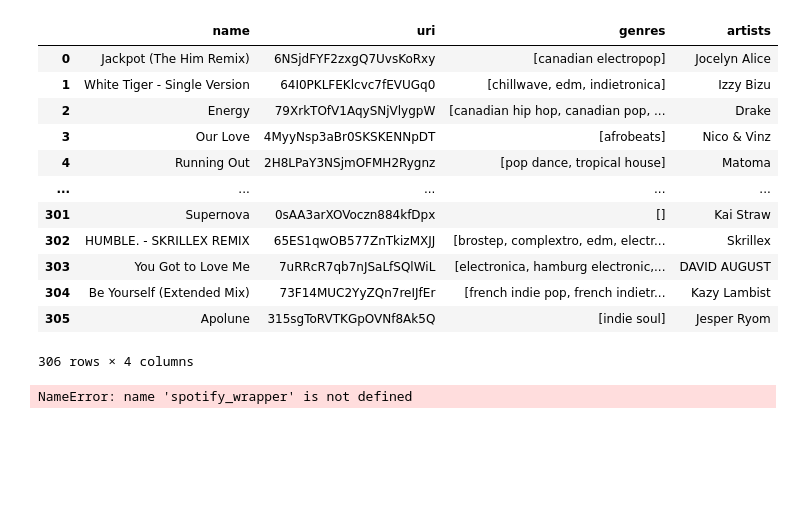
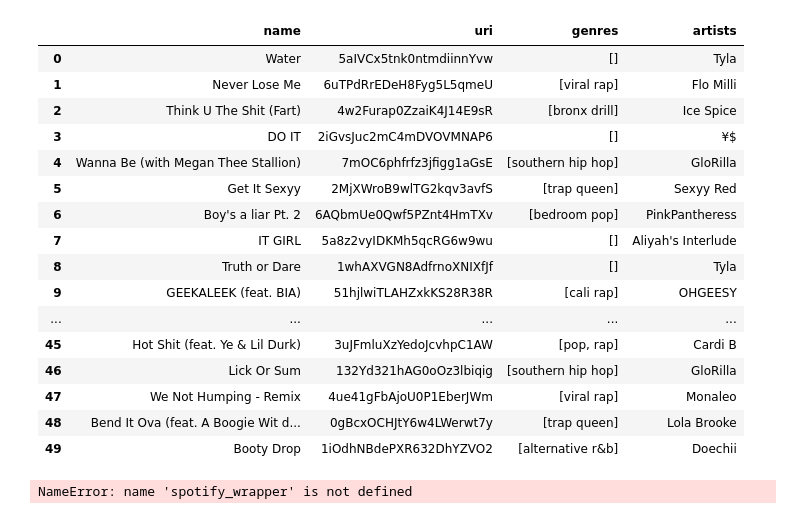
Before and after one commit to chriskontsis/AiTunes, a Jupyter notebook: Reccomender/SongRec.ipynb, the cells around one changed output. Cells and saved outputs as stored; diff of their text form; code cells hidden in the pictures; blank space fills up the shorter version.

```diff
--- a/Reccomender/SongRec.ipynb
+++ b/Reccomender/SongRec.ipynb
@@ -16,21 +30,25 @@ user_playlist_df
 # %%
 #0Vjhah37el0Aq5yoRaujBz
-energetic_df = spotify_wrapper.getSongsFromPlaylist('0Vjhah37el0Aq5yoRaujBz', 'Jeffry Harrison')
+energetic_df = spotify_wrapper.getSongsFromPlaylist('37i9dQZF1DX0HRj9P7NxeE', 'spotify')
 energetic_df
 # %% [output]
 |  | name | uri | genres | artists |
-| 0 | Jackpot (The Him Remix) | 6NSjdFYF2zxgQ7UvsKoRxy | [canadian electropop] | Jocelyn Alice |
-| 1 | White Tiger - Single Version | 64I0PKLFEKlcvc7fEVUGq0 | [chillwave, edm, indietronica] | Izzy Bizu |
-| 2 | Energy | 79XrkTOfV1AqySNjVlygpW | [canadian hip hop, canadian pop, ... | Drake |
-| 3 | Our Love | 4MyyNsp3aBr0SKSKENNpDT | [afrobeats] | Nico & Vinz |
-| 4 | Running Out | 2H8LPaY3NSjmOFMH2Rygnz | [pop dance, tropical house] | Matoma |
+| 0 | Water | 5aIVCx5tnk0ntmdiinnYvw | [] | Tyla |
+| 1 | Never Lose Me | 6uTPdRrEDeH8Fyg5L5qmeU | [viral rap] | Flo Milli |
+| 2 | Think U The Shit (Fart) | 4w2Furap0ZzaiK4J14E9sR | [bronx drill] | Ice Spice |
+| 3 | DO IT | 2iGvsJuc2mC4mDVOVMNAP6 | [] | ¥$ |
+| 4 | Wanna Be (with Megan Thee Stallion) | 7mOC6phfrfz3jfigg1aGsE | [southern hip hop] | GloRilla |
+| 5 | Get It Sexyy | 2MjXWroB9wlTG2kqv3avfS | [trap queen] | Sexyy Red |
+| 6 | Boy's a liar Pt. 2 | 6AQbmUe0Qwf5PZnt4HmTXv | [bedroom pop] | PinkPantheress |
+| 7 | IT GIRL | 5a8z2vyIDKMh5qcRG6w9wu | [] | Aliyah's Interlude |
+| 8 | Truth or Dare | 1whAXVGN8AdfrnoXNIXfJf | [] | Tyla |
+| 9 | GEEKALEEK (feat. BIA) | 51hjlwiTLAHZxkKS28R38R | [cali rap] | OHGEESY |
 | ... | ... | ... | ... | ... |
-| 301 | Supernova | 0sAA3arXOVoczn884kfDpx | [] | Kai Straw |
-| 302 | HUMBLE. - SKRILLEX REMIX | 65ES1qwOB577ZnTkizMXJJ | [brostep, complextro, edm, electr... | Skrillex |
-| 303 | You Got to Love Me | 7uRRcR7qb7nJSaLfSQlWiL | [electronica, hamburg electronic,... | DAVID AUGUST |
-| 304 | Be Yourself (Extended Mix) | 73F14MUC2YyZQn7reIJfEr | [french indie pop, french indietr... | Kazy Lambist |
-| 305 | Apolune | 315sgToRVTKGpOVNf8Ak5Q | [indie soul] | Jesper Ryom |
+| 45 | Hot Shit (feat. Ye & Lil Durk) | 3uJFmluXzYedoJcvhpC1AW | [pop, rap] | Cardi B |
+| 46 | Lick Or Sum | 132Yd321hAG0oOz3lbiqig | [southern hip hop] | GloRilla |
+| 47 | We Not Humping - Remix | 4ue41gFbAjoU0P1EberJWm | [viral rap] | Monaleo |
+| 48 | Bend It Ova (feat. A Boogie Wit d... | 0gBcxOCHJtY6w4LWerwt7y | [trap queen] | Lola Brooke |
+| 49 | Booty Drop | 1iOdhNBdePXR632DhYZVO2 | [alternative r&b] | Doechii |
-306 rows × 4 columns
 # %%
 energetic_df2 = spotify_wrapper.getSongsFromPlaylist('5584DfapBVLoEPxDRbs3LJ', '12172606134')
 energetic_df2
```
Also changed, not shown: parts of 1 cell of this notebook, 3 other files.
